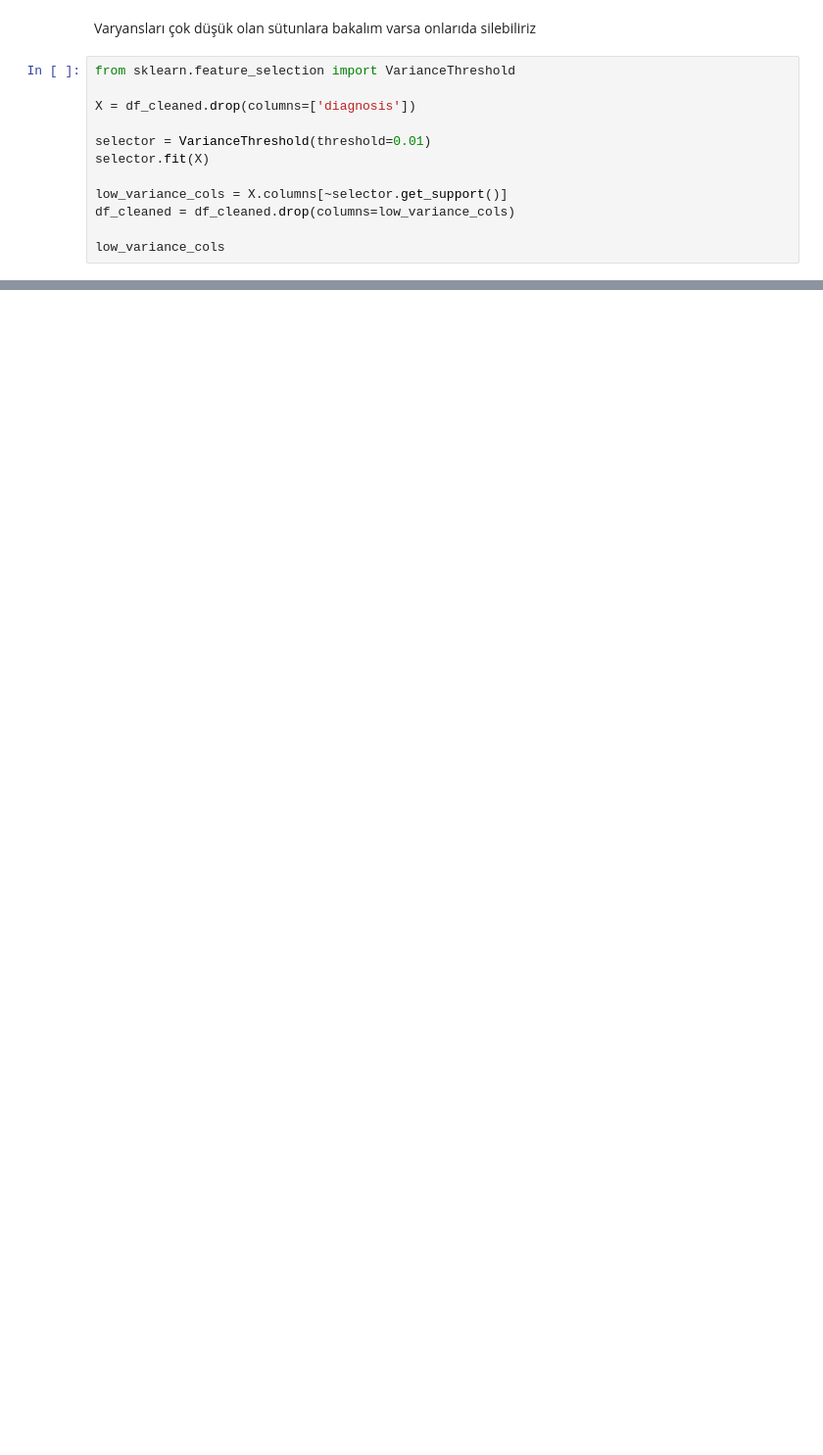
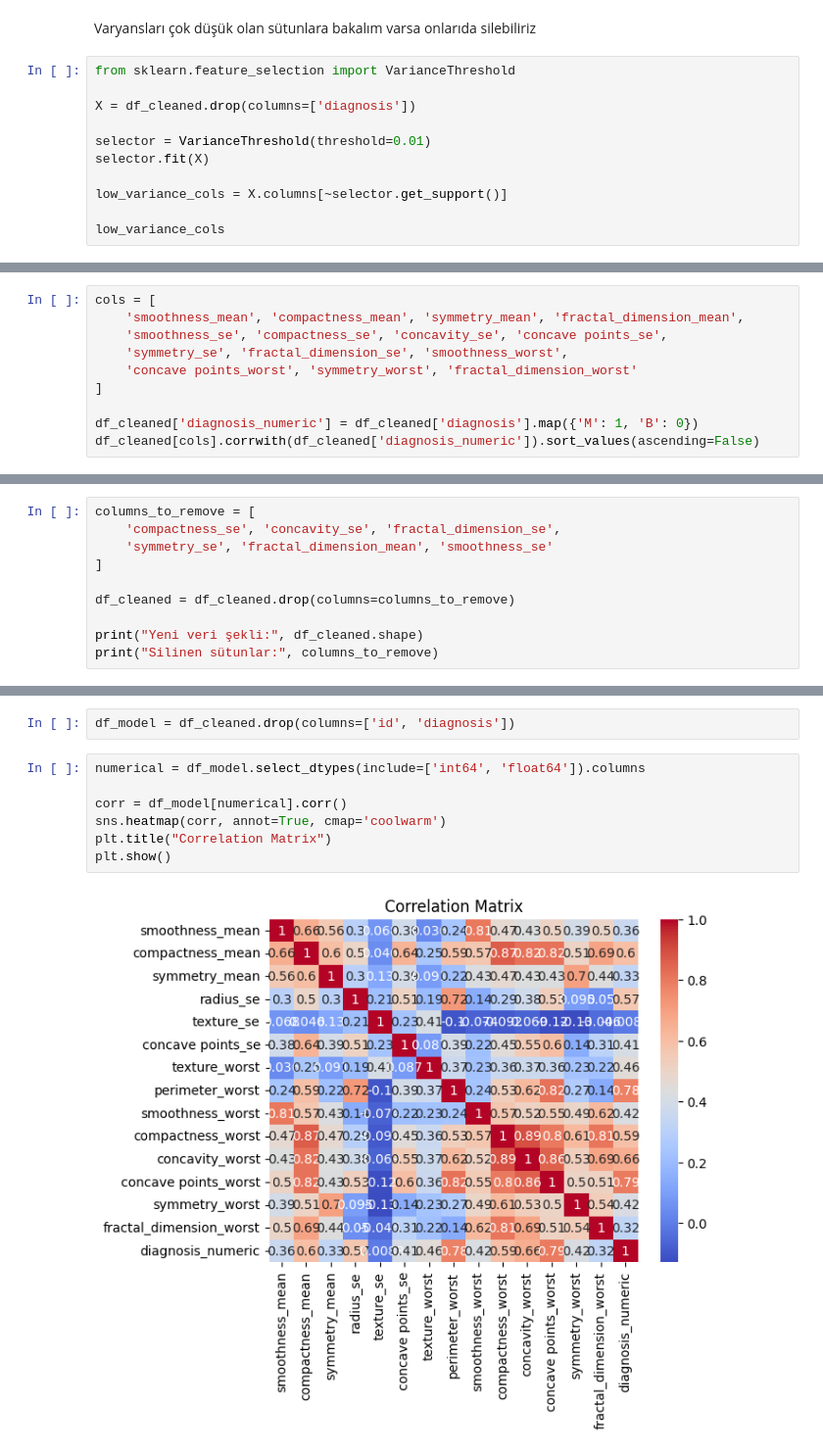
Before and after one commit to musa-fe/Classification, a Jupyter notebook: Logistic_Regression.ipynb, the cells around one changed output, grey strips where cells are left out. Shown at 98% size. Saved outputs shown, nothing was run; the diff lists cells and outputs as text; blank space fills up the shorter version.

```diff
--- a/Logistic_Regression.ipynb
+++ b/Logistic_Regression.ipynb
@@ -185,7 +165,6 @@ selector = VarianceThreshold(threshold=0.01)
 selector.fit(X)
 
 low_variance_cols = X.columns[~selector.get_support()]
-df_cleaned = df_cleaned.drop(columns=low_variance_cols)
 
 low_variance_cols
 # %% [output]
@@ -192,0 +179,10 @@ Index([], dtype='object')
+# %%
+cols = [
+    'smoothness_mean', 'compactness_mean', 'symmetry_mean', 'fractal_dimension_mean',
+    'smoothness_se', 'compactness_se', 'concavity_se', 'concave points_se',
+    'symmetry_se', 'fractal_dimension_se', 'smoothness_worst',
+    'concave points_worst', 'symmetry_worst', 'fractal_dimension_worst'
+]
+
+df_cleaned['diagnosis_numeric'] = df_cleaned['diagnosis'].map({'M': 1, 'B': 0})
+df_cleaned[cols].corrwith(df_cleaned['diagnosis_numeric']).sort_values(ascending=False)
@@ -192,0 +208,10 @@ Index([], dtype='object')
+# %%
+columns_to_remove = [
+    'compactness_se', 'concavity_se', 'fractal_dimension_se',
+    'symmetry_se', 'fractal_dimension_mean', 'smoothness_se'
+]
+
+df_cleaned = df_cleaned.drop(columns=columns_to_remove)
+
+print("Yeni veri şekli:", df_cleaned.shape)
+print("Silinen sütunlar:", columns_to_remove)
@@ -192,0 +223,11 @@ Index([], dtype='object')
+# %%
+df_model = df_cleaned.drop(columns=['id', 'diagnosis'])
+# %%
+numerical = df_model.select_dtypes(include=['int64', 'float64']).columns
+
+corr = df_model[numerical].corr()
+sns.heatmap(corr, annot=True, cmap='coolwarm')
+plt.title("Correlation Matrix")
+plt.show()
+# %% [output]
+[figure, added]
```
Also changed, not shown: parts of 15 cells of this notebook.
